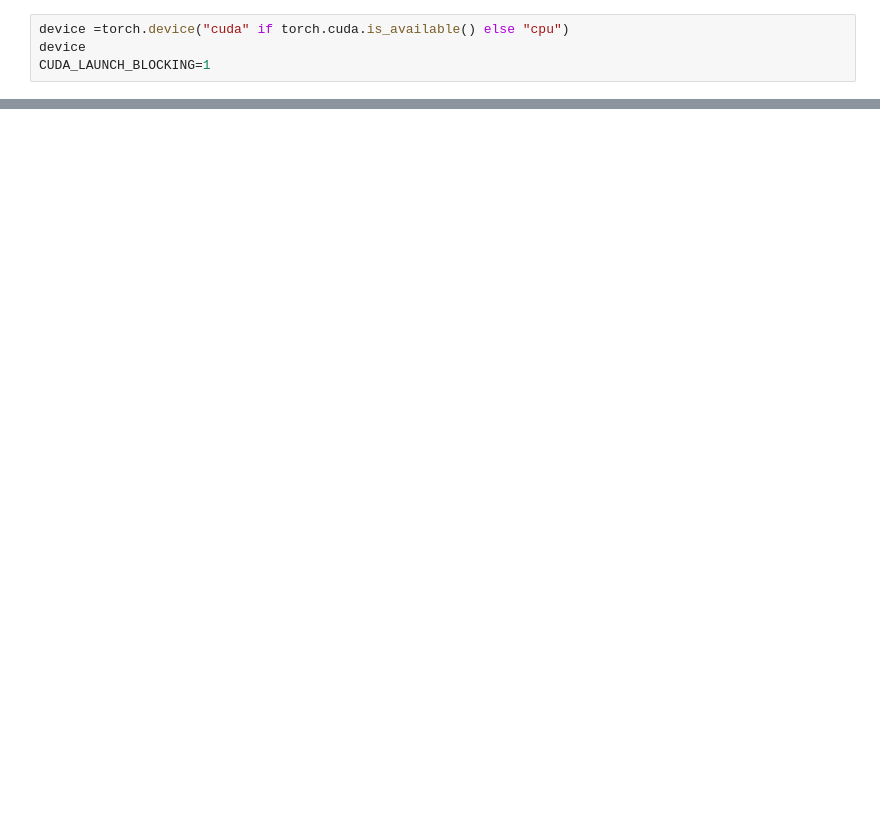
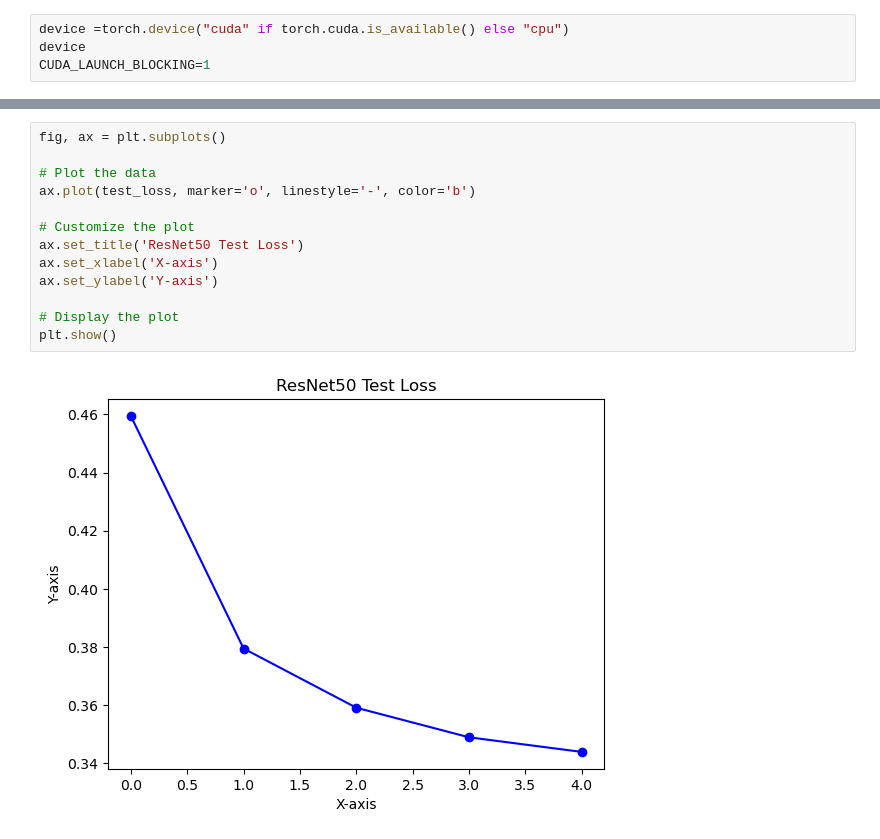
Before and after one commit to waggle-sensor/summer2023, a Jupyter notebook: Arnold/snowclassifier/model.ipynb, the cells around one changed output, grey strips where cells are left out. Drawn from its saved outputs; the diff is of its cells as text; blank space fills up the shorter version.

```diff
--- a/Arnold/snowclassifier/model.ipynb
+++ b/Arnold/snowclassifier/model.ipynb
@@ -154,0 +186,15 @@ False negatives: 7
+# %%
+fig, ax = plt.subplots()
+
+# Plot the data
+ax.plot(test_loss, marker='o', linestyle='-', color='b')
+
+# Customize the plot
+ax.set_title('ResNet50 Test Loss')
+ax.set_xlabel('X-axis')
+ax.set_ylabel('Y-axis')
+
+# Display the plot
+plt.show()
+# %% [output]
+[figure, added]
```
Also changed, not shown: parts of 9 cells of this notebook, 19 other files.
